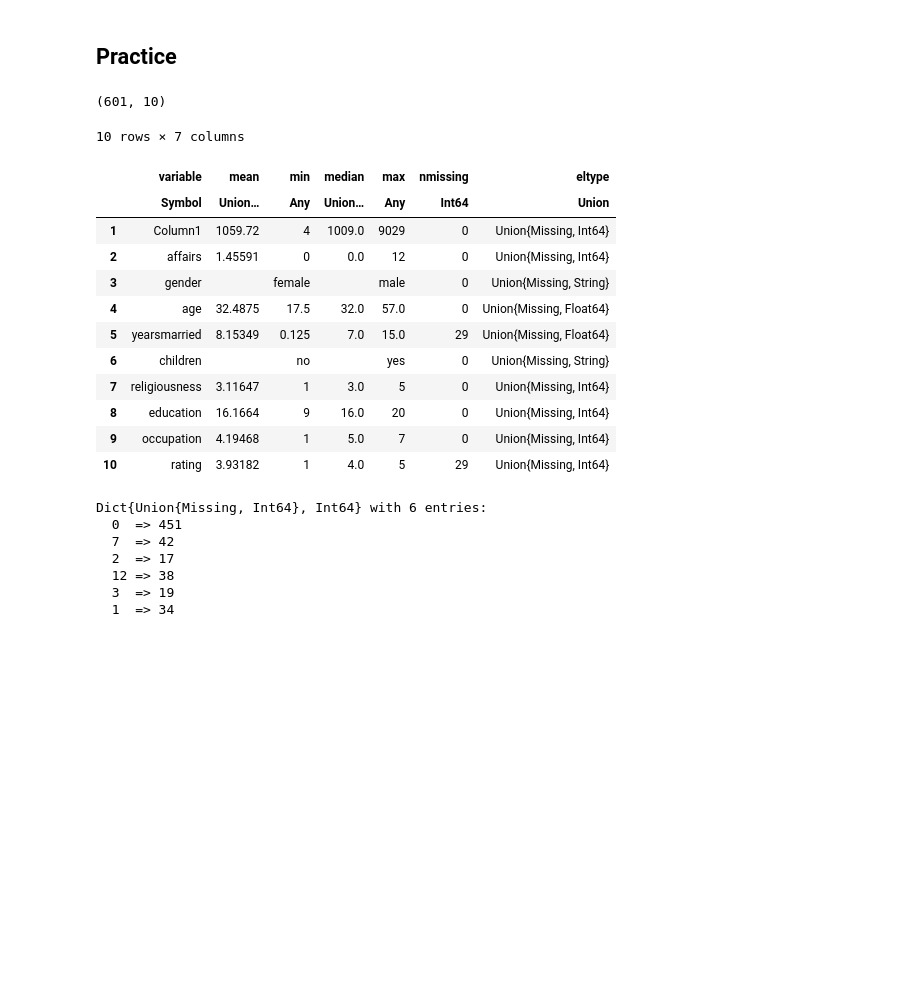
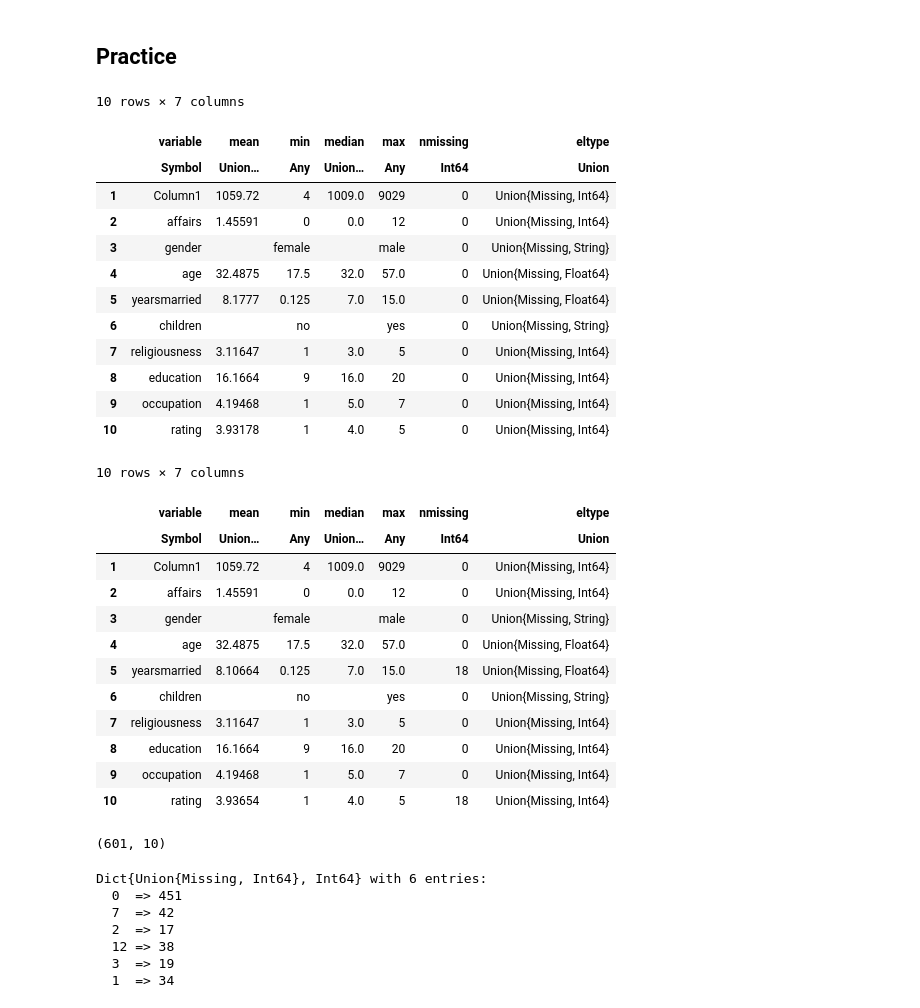
Before and after one commit to toshiakiasakura/julia_env_basic, a Jupyter notebook: 5_basic_data_analysis.ipynb, the cells around one changed output. Saved outputs shown, nothing was run; the diff lists cells and outputs as text; code cells hidden in the pictures; blank space fills up the shorter version.

```diff
--- a/5_basic_data_analysis.ipynb
+++ b/5_basic_data_analysis.ipynb
@@ -358,29 +356,42 @@ coefnames(logit) = ["(Intercept)", "X"]
 # %%
 path = "./Affairs.csv"
 df = read(path) |> CSV.File |> DataFrame
 allowmissing!(df)
-describe(df)
+describe(df) |> display
 n = size(df)[1]
 bin = (rand(n) .> 0.95)
 df[bin,"rating"]  .= missing
 df[bin,"yearsmarried"]  .= missing
 size(df) |> println
-describe(df)
+describe(df) |> display
 # %% [output]
-(601, 10)
+10 rows × 7 columns
+|  | variable | mean | min | median | max | nmissing | eltype |
+|  | Symbol | Union… | Any | Union… | Any | Int64 | Union |
+| 1 | Column1 | 1059.72 | 4 | 1009.0 | 9029 | 0 | Union{Missing, Int64} |
+| 2 | affairs | 1.45591 | 0 | 0.0 | 12 | 0 | Union{Missing, Int64} |
+| 3 | gender |  | female |  | male | 0 | Union{Missing, String} |
+| 4 | age | 32.4875 | 17.5 | 32.0 | 57.0 | 0 | Union{Missing, Float64} |
+| 5 | yearsmarried | 8.1777 | 0.125 | 7.0 | 15.0 | 0 | Union{Missing, Float64} |
+| 6 | children |  | no |  | yes | 0 | Union{Missing, String} |
+| 7 | religiousness | 3.11647 | 1 | 3.0 | 5 | 0 | Union{Missing, Int64} |
+| 8 | education | 16.1664 | 9 | 16.0 | 20 | 0 | Union{Missing, Int64} |
+| 9 | occupation | 4.19468 | 1 | 5.0 | 7 | 0 | Union{Missing, Int64} |
+| 10 | rating | 3.93178 | 1 | 4.0 | 5 | 0 | Union{Missing, Int64} |
 10 rows × 7 columns
-|  | variable | mean | min | median | max | nmissing | eltype |
-|  | Symbol | Union… | Any | Union… | Any | Int64 | Union |
-| 1 | Column1 | 1059.72 | 4 | 1009.0 | 9029 | 0 | Union{Missing, Int64} |
-| 2 | affairs | 1.45591 | 0 | 0.0 | 12 | 0 | Union{Missing, Int64} |
-| 3 | gender |  | female |  | male | 0 | Union{Missing, String} |
-| 4 | age | 32.4875 | 17.5 | 32.0 | 57.0 | 0 | Union{Missing, Float64} |
-| 5 | yearsmarried | 8.15349 | 0.125 | 7.0 | 15.0 | 29 | Union{Missing, Float64} |
-| 6 | children |  | no |  | yes | 0 | Union{Missing, String} |
-| 7 | religiousness | 3.11647 | 1 | 3.0 | 5 | 0 | Union{Missing, Int64} |
-| 8 | education | 16.1664 | 9 | 16.0 | 20 | 0 | Union{Missing, Int64} |
-| 9 | occupation | 4.19468 | 1 | 5.0 | 7 | 0 | Union{Missing, Int64} |
-| 10 | rating | 3.93182 | 1 | 4.0 | 5 | 29 | Union{Missing, Int64} |
+|  | variable | mean | min | median | max | nmissing | eltype |
+|  | Symbol | Union… | Any | Union… | Any | Int64 | Union |
+| 1 | Column1 | 1059.72 | 4 | 1009.0 | 9029 | 0 | Union{Missing, Int64} |
+| 2 | affairs | 1.45591 | 0 | 0.0 | 12 | 0 | Union{Missing, Int64} |
+| 3 | gender |  | female |  | male | 0 | Union{Missing, String} |
+| 4 | age | 32.4875 | 17.5 | 32.0 | 57.0 | 0 | Union{Missing, Float64} |
+| 5 | yearsmarried | 8.10664 | 0.125 | 7.0 | 15.0 | 18 | Union{Missing, Float64} |
+| 6 | children |  | no |  | yes | 0 | Union{Missing, String} |
+| 7 | religiousness | 3.11647 | 1 | 3.0 | 5 | 0 | Union{Missing, Int64} |
+| 8 | education | 16.1664 | 9 | 16.0 | 20 | 0 | Union{Missing, Int64} |
+| 9 | occupation | 4.19468 | 1 | 5.0 | 7 | 0 | Union{Missing, Int64} |
+| 10 | rating | 3.93654 | 1 | 4.0 | 5 | 18 | Union{Missing, Int64} |
+(601, 10)
 # %%
 df.affairs |> countmap
 # %% [output]
```
Also changed, not shown: parts of 10 cells of this notebook.
